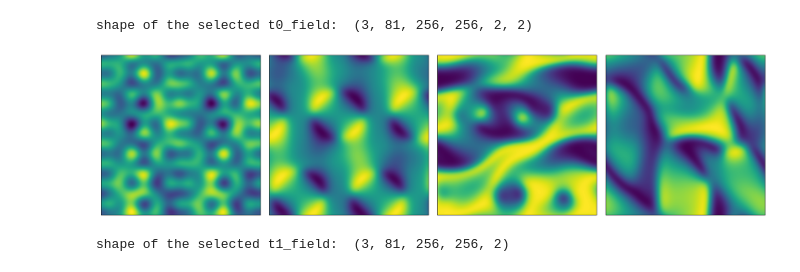
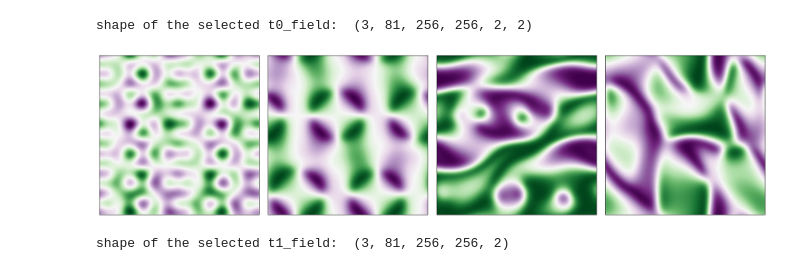
Before and after one commit to PolymathicAI/the_well, a Jupyter notebook: datasets/active_matter/visualization_active_matter.ipynb, the cells around one changed output. Saved outputs shown, nothing was run; the diff lists cells and outputs as text; code cells hidden in the pictures.

```diff
--- a/datasets/active_matter/visualization_active_matter.ipynb
+++ b/datasets/active_matter/visualization_active_matter.ipynb
@@ -56,25 +58,27 @@ shape of the selected t0_field:  (3, 81, 256, 256, 2, 2)
 # %%
 from matplotlib.colors import LogNorm
 traj = 1 #select the trajectory
 traj_toplot = D[traj,:,:,:,1,0]
+cmap = plt.get_cmap('PRGn')
 #field is now of shape (n_timesteps, x, y). Let's do a subplot to plot it at t= 0, t= T/3, t= 2T/3 and t= T:
 fig, axs = plt.subplots(1, 4, figsize=(20,5))
 T = traj_toplot.shape[0]
 #fix colorbar for all subplots:
 vmin = np.min(traj_toplot)
 vmax = np.max(traj_toplot)
 norm = plt.Normalize(vmin=vmin, vmax=vmax)
 #norm = LogNorm(vmin=vmin, vmax=vmax)
 
 for i, t in enumerate([0, T//3, (2*T)//3, T-1]):
-    axs[i].imshow(traj_toplot[t], cmap='viridis')#, norm=norm)
+    axs[i].imshow(traj_toplot[t], cmap=cmap)#, norm=norm)
     axs[i].set_xticks([])
     axs[i].set_yticks([])
     #axs[i].set_title(f't={t}')
 
 plt.tight_layout()
+#plt.switch_backend("cairo")
 # %% [output]
-[figure, old version]
+[figure, new version]
 # %%
 #save figure without axes and titles:
 
```
Also changed, not shown: parts of 2 cells of this notebook, 5 other files.
